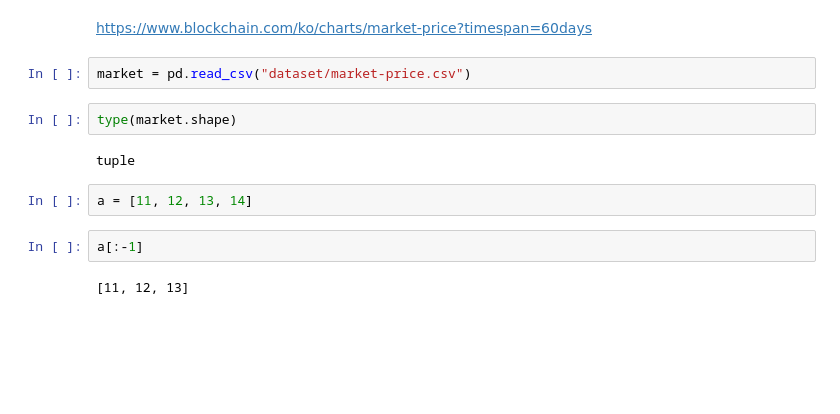
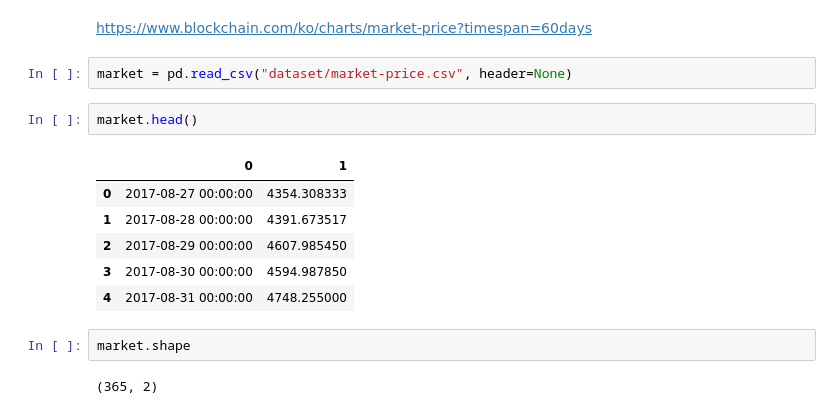
Before and after one commit to yoonkt200/tutorial-keras-deeplearning, a Jupyter notebook: 05-LSTM-keras/keras-lstm-series-advanced.ipynb, the cells around one changed output. Cells and saved outputs as stored; diff of their text form; blank space fills up the shorter version.

```diff
--- a/05-LSTM-keras/keras-lstm-series-advanced.ipynb
+++ b/05-LSTM-keras/keras-lstm-series-advanced.ipynb
@@ -284,14 +284,17 @@ plt.show()
 # %% [markdown]
 https://www.blockchain.com/ko/charts/market-price?timespan=60days
 # %%
-market = pd.read_csv("dataset/market-price.csv")
+market = pd.read_csv("dataset/market-price.csv", header=None)
-# %%
-type(market.shape)
-# %% [output]
-tuple
-# %%
-a = [11, 12, 13, 14]
-# %%
-a[:-1]
-# %% [output]
-[11, 12, 13]
+# %%
+market.head()
+# %% [output]
+|  | 0 | 1 |
+| 0 | 2017-08-27 00:00:00 | 4354.308333 |
+| 1 | 2017-08-28 00:00:00 | 4391.673517 |
+| 2 | 2017-08-29 00:00:00 | 4607.985450 |
+| 3 | 2017-08-30 00:00:00 | 4594.987850 |
+| 4 | 2017-08-31 00:00:00 | 4748.255000 |
+# %%
+market.shape
+# %% [output]
+(365, 2)
```
